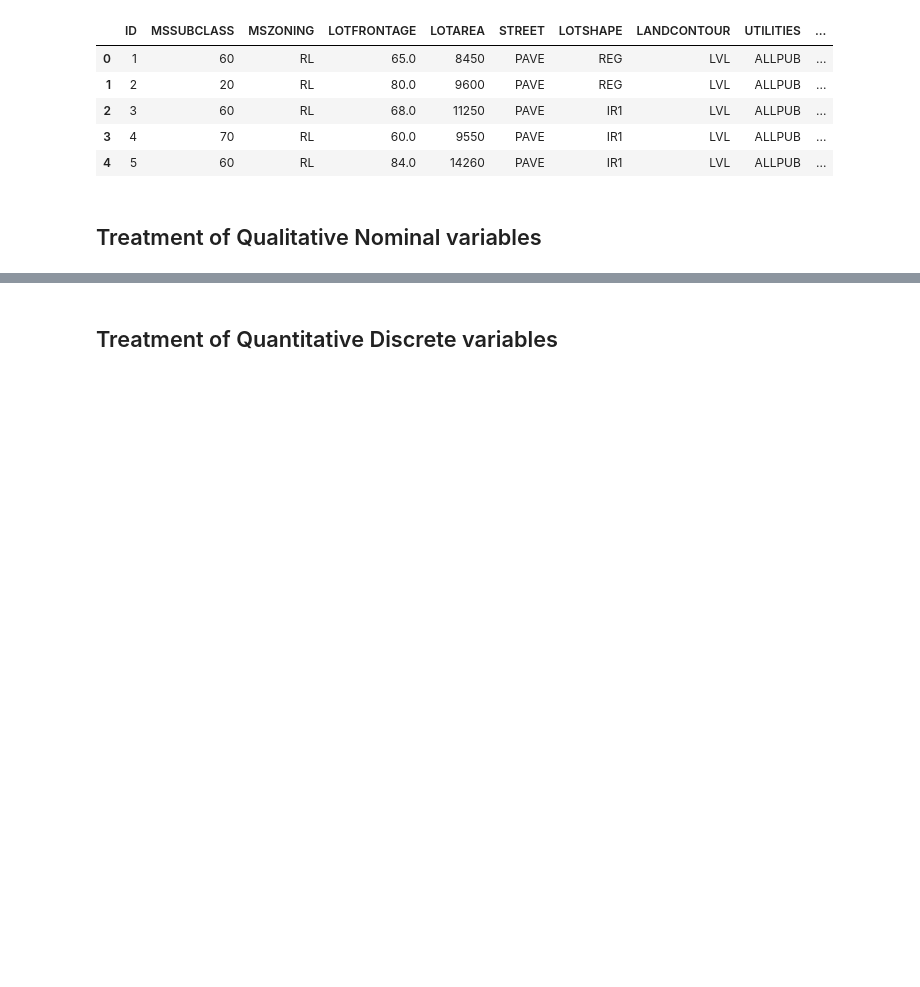
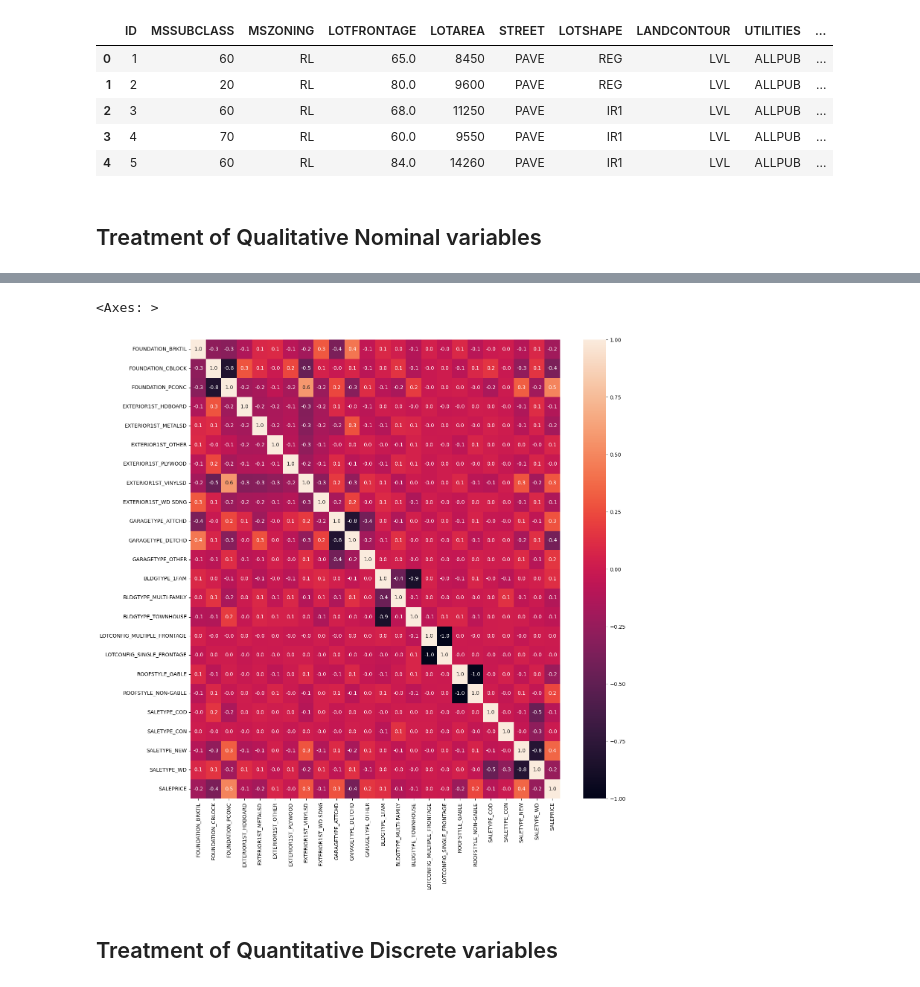
Before and after one commit to lucasamtaylor01/KaggleGettingStarted, a Jupyter notebook: 02_HOUSING_PRICES/02_noteboks/01_cleaning.ipynb, the cells around one changed output, grey strips where cells are left out. Drawn from its saved outputs; the diff is of its cells as text; code cells hidden in the pictures; blank space fills up the shorter version.

Commit message:
FIrst part 11.06: analysis of dummy variables

```diff
--- a/02_HOUSING_PRICES/02_noteboks/01_cleaning.ipynb
+++ b/02_HOUSING_PRICES/02_noteboks/01_cleaning.ipynb
@@ -302,0 +378,6 @@ df[columns_qual_nom].head(10)
+# %%
+# SECOND ANALYSIS
+
+for col in columns_qual_nom:
+    print(df_clean_qual_nom[col].value_counts())
+    print()
@@ -302,0 +402,17 @@ df[columns_qual_nom].head(10)
+# %%
+columns_to_dummy = [
+    'FOUNDATION',
+    'EXTERIOR1ST',
+    'GARAGETYPE',
+    'BLDGTYPE',
+    'LOTCONFIG',
+    'ROOFSTYLE',
+    'SALETYPE'
+]
+
+df_clean_qual_nom_dummy = df_clean_qual_nom[columns_to_dummy].copy()
+
+for col in columns_to_dummy:
+    df_clean_qual_nom_dummy = pd.get_dummies(df_clean_qual_nom_dummy, columns=[col], drop_first=False, dtype=int)
+
+df_clean_qual_nom_dummy[target] = df_clean_qual_nom[target]
@@ -303,3 +428,9 @@ df[columns_qual_nom].head(10)
+# %%
+plt.figure(figsize=(16, 16))
+sns.heatmap(df_clean_qual_nom_dummy.corr(), annot=True, fmt=".1f")
+# %% [output]
+<Axes: >
+[figure, added]
 # %% [markdown]
 ## Treatment of Quantitative Discrete variables
 # %% [markdown]
```
Also changed, not shown: parts of 10 cells of this notebook.
